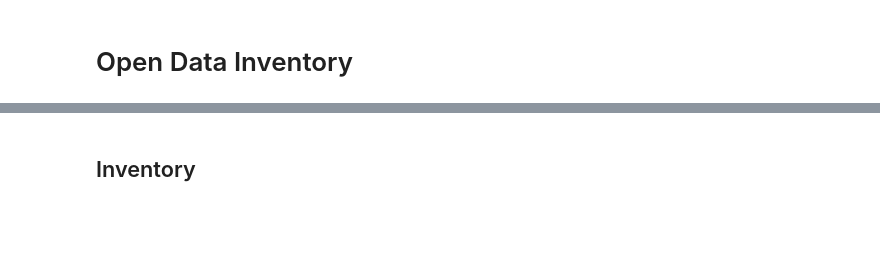
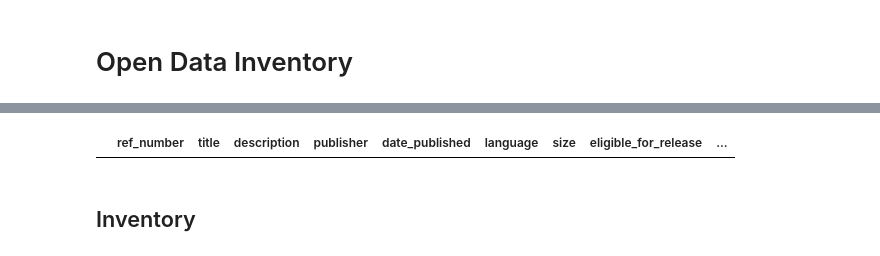
Before and after one commit to ocan-data/OpenCanadaData, a Jupyter notebook: notebooks/scratch/OpenDataInventory.ipynb, the cells around one changed output, grey strips where cells are left out. Drawn from its saved outputs; the diff is of its cells as text; code cells hidden in the pictures; blank space fills up the shorter version.

Commit message:
Notebook for Inventory testing

```diff
--- a/notebooks/scratch/OpenDataInventory.ipynb
+++ b/notebooks/scratch/OpenDataInventory.ipynb
@@ -12,2 +12,4 @@ sys.path.append('../..')
 # %%
 pd.set_option('display.max_colwidth', 200)
+# %%
+INVENTORY_URL = 'https://open.canada.ca/data/dataset/4ed351cf-95d8-4c10-97ac-6b3511f359b7/resource/d0df95a8-31a9-46c9-853b-6952819ec7b4/download/inventory.csv'
@@ -14,3 +20,9 @@ pd.set_option('display.max_colwidth', 200)
+# %%
+inventory: Inventory = Inventory.from_url(INVENTORY_URL)
+# %%
+inventory.english_data.query("eligible_for_release != 'Y'")
+# %% [output]
+|  | ref_number | title | description | publisher | date_published | language | size | eligible_for_release | ... |
 # %% [markdown]
 ## Inventory
 # %%
```
Also changed, not shown: parts of 4 cells of this notebook, 1 other file.
